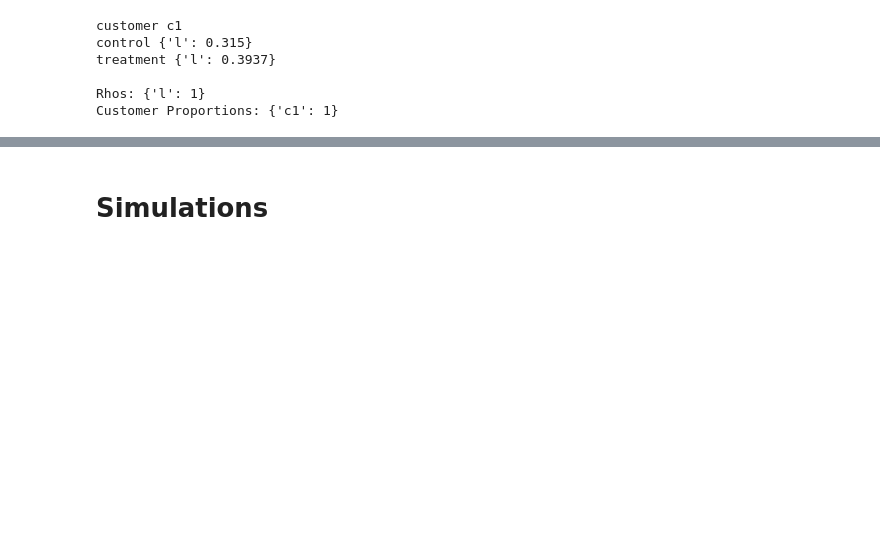
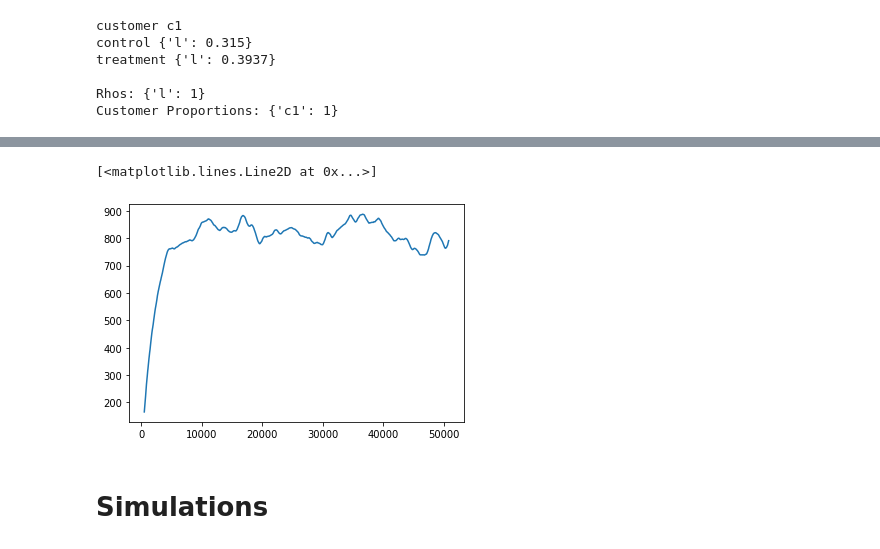
Before and after one commit to johnchrishays/herding-bias, a Jupyter notebook: Sample Numerics and Simulations.ipynb, the cells around one changed output, grey strips where cells are left out. Saved outputs shown, nothing was run; the diff lists cells and outputs as text; code cells hidden in the pictures; blank space fills up the shorter version.

```diff
--- a/Sample Numerics and Simulations.ipynb
+++ b/Sample Numerics and Simulations.ipynb
@@ -101,3 +162,9 @@ k = None
+# %%
+customer_events = mc[pd.notnull(mc['choice_type'])]
+plt.plot(customer_events['l'].rolling(window=500).mean())
+# %% [output]
+[<matplotlib.lines.Line2D at 0x...>]
+[figure, added]
 # %% [markdown]
 # Simulations
 # %% [markdown]
```
Also changed, not shown: parts of 16 cells of this notebook, 2 other files.
